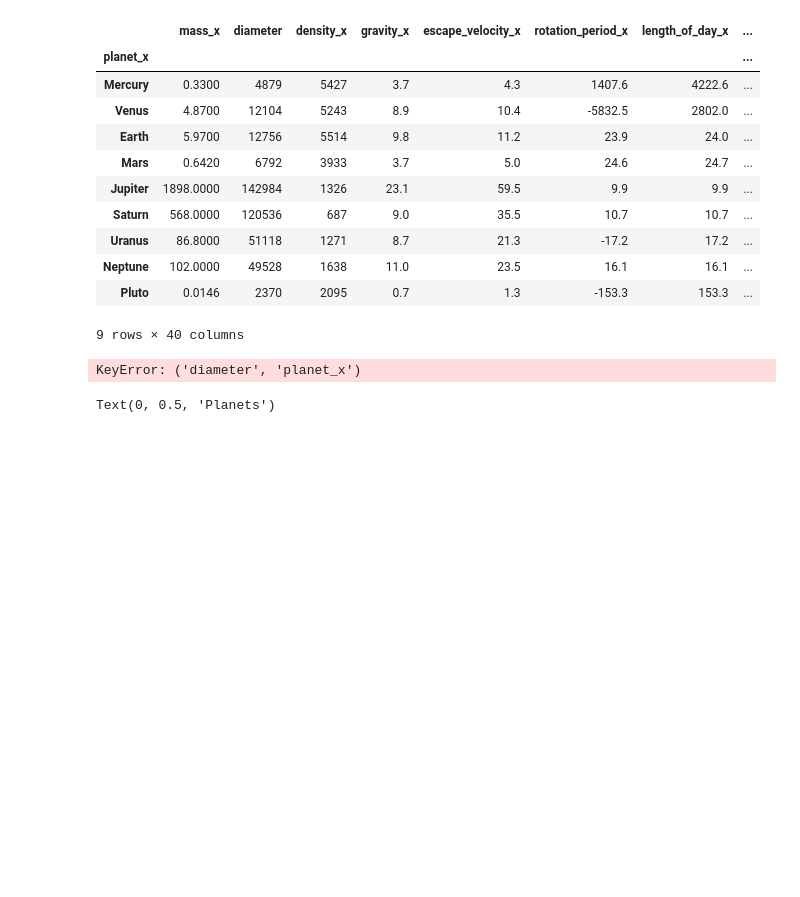
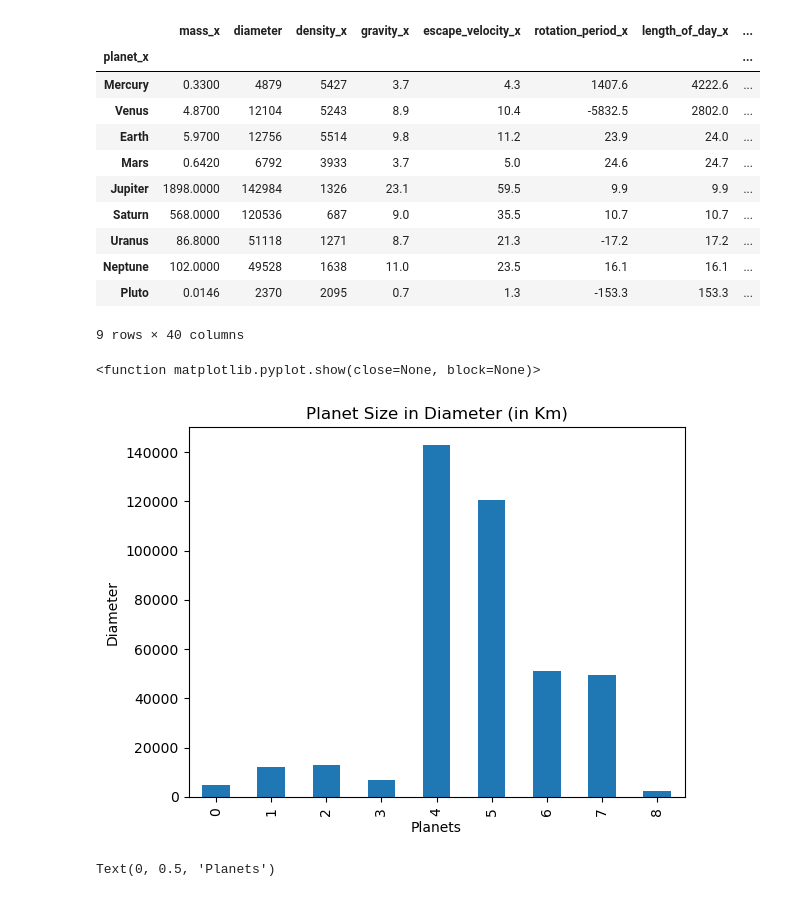
Before and after one commit to dspencer80/Solar_System, a Jupyter notebook: Solar System .ipynb, the cells around one changed output. Saved outputs shown, nothing was run; the diff lists cells and outputs as text; code cells hidden in the pictures; blank space fills up the shorter version.

```diff
--- a/Solar System .ipynb
+++ b/Solar System .ipynb
@@ -113,15 +113,16 @@ planet_size.set_index('planet_x')
 | Pluto | 0.0146 | 2370 | 2095 | 0.7 | 1.3 | -153.3 | 153.3 | ... |
 9 rows × 40 columns
 # %%
-planet_size['diameter'], [.plot(kind = 'bar')
+planet_size['diameter'].plot(kind = 'bar')
 #plt.bar(planet_size['diameter'], planet_size['planet_x'])
 plt.title('Planet Size in Diameter (in Km)')
 plt.ylabel('Diameter')
 plt.xlabel('Planets')
 #plt.legend()
 plt.show
 # %% [output]
-KeyError: ('diameter', 'planet_x')
+<function matplotlib.pyplot.show(close=None, block=None)>
+[figure, added]
 # %%
 #plt.plot(planet_size['diameter'])
 plt.plot(planet_size['diameter'], planet_size['planet_x'])
```
Also changed, not shown: parts of 2 cells of this notebook, 1 other file.
